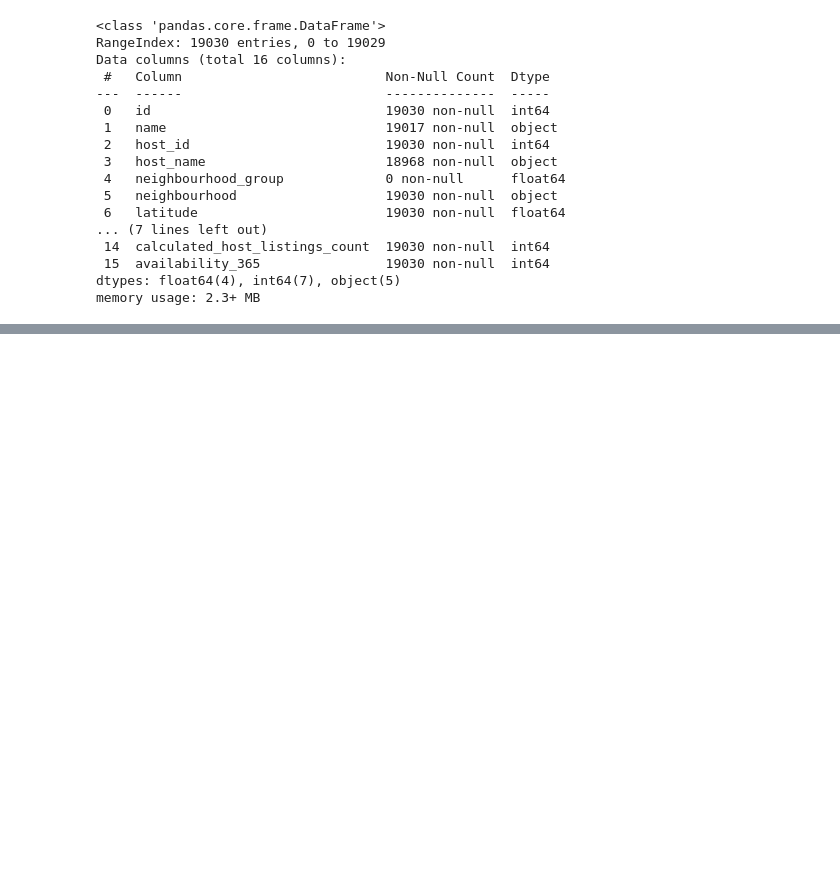
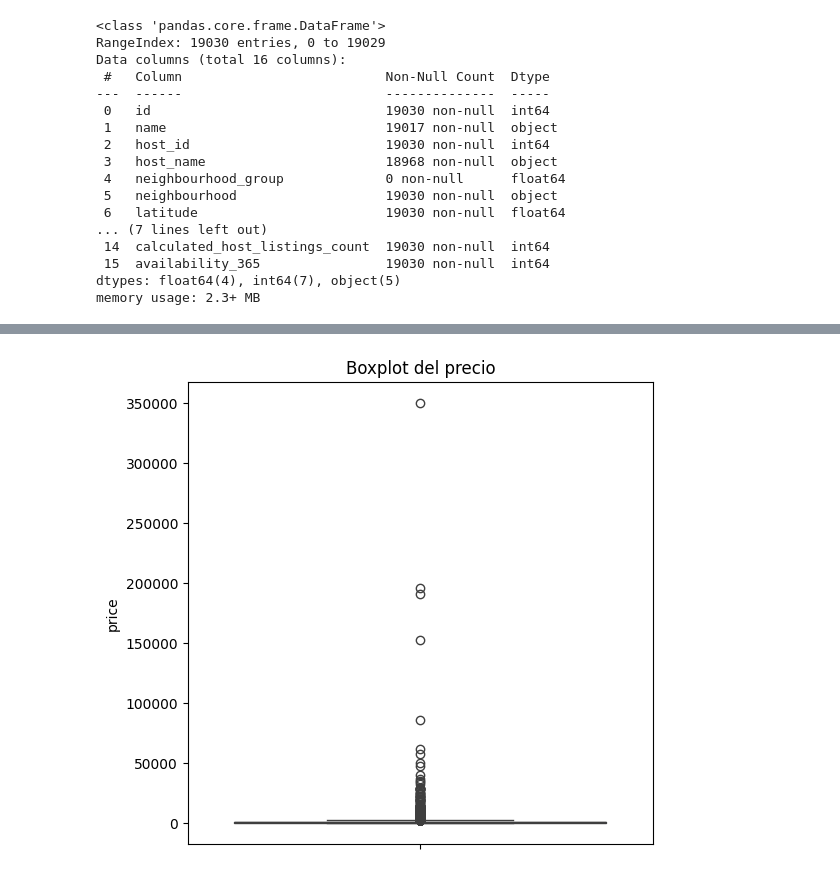
Before and after one commit to eduardopalomolalove/analisis-datos, a Jupyter notebook: airbnb.ipynb, the cells around one changed output, grey strips where cells are left out. Drawn from its saved outputs; the diff is of its cells as text; code cells hidden in the pictures; blank space fills up the shorter version.

```diff
--- a/airbnb.ipynb
+++ b/airbnb.ipynb
@@ -36,0 +197,3 @@ airbnb.head()
+# %%
+# Imputamos con la mediana ya que suele ser menos sensible a los outliers
+airbnb['reviews_per_month'].fillna(airbnb['reviews_per_month'].median(), inplace=True)
@@ -36,0 +270,7 @@ airbnb.head()
+# %%
+plt.figure(figsize= (6,6))
+sns.boxplot(airbnb['price'])
+plt.title('Boxplot del precio')
+plt.show()
+# %% [output]
+[figure, added]
```
Also changed, not shown: parts of 71 cells of this notebook, 3 other files.
